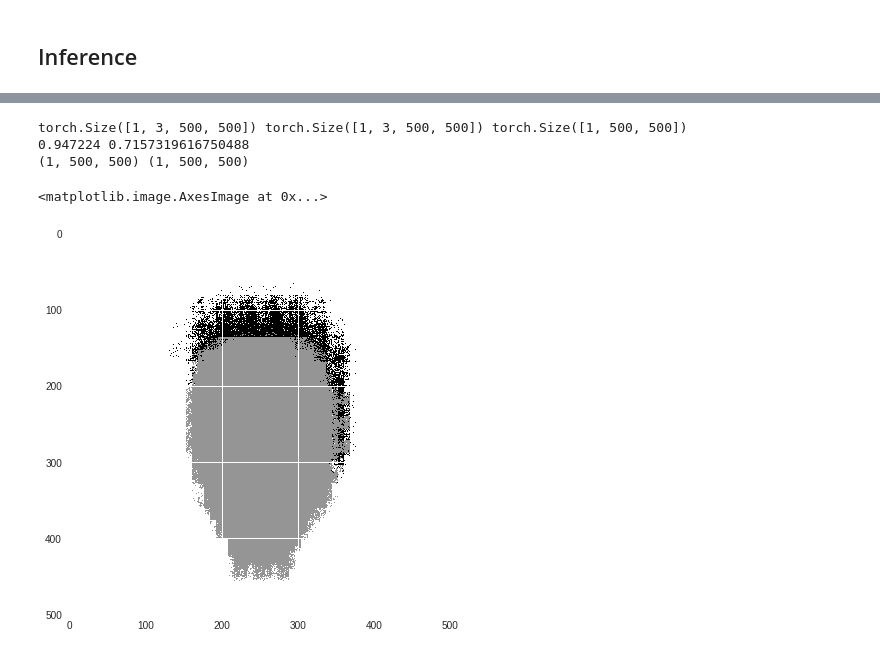
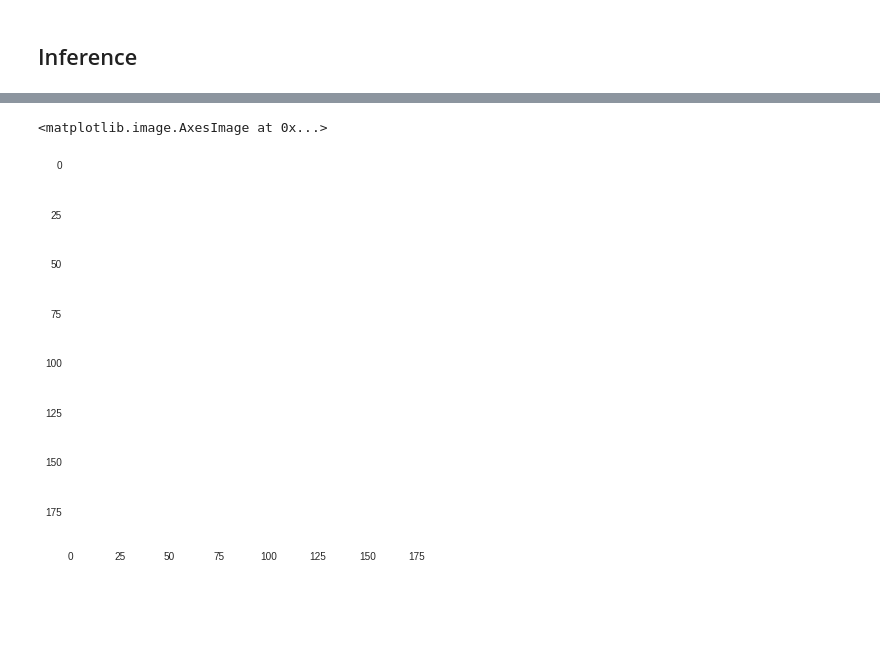
Before and after one commit to betogaona7/hairstyle, a Jupyter notebook: HS-Segment-Technique/FCN_CRF.ipynb, the cells around one changed output, grey strips where cells are left out. Cells and saved outputs as stored; diff of their text form; code cells hidden in the pictures; blank space fills up the shorter version.

```diff
--- a/HS-Segment-Technique/FCN_CRF.ipynb
+++ b/HS-Segment-Technique/FCN_CRF.ipynb
@@ -390,15 +608,11 @@ Pixel accuracy:  0.9017856699029126  Mean IoU:  0.6518089853144712
 # %% [markdown]
 ## Inference
 # %%
-state_dict = torch.load('./fcn-model90.pth')
+state_dict = torch.load('./fcn-model-bestacc.pth')
 model.load_state_dict(state_dict)
 # %%
-from PIL import Image
-import warnings
-
-warnings.filterwarnings("ignore")
-
-inference_transforms = transforms.Compose([ transforms.ToTensor(),
+inference_transforms = transforms.Compose([ #transforms.Resize((192, 192)),
+                                            transforms.ToTensor(),
                                             transforms.Normalize([29.24429131, 29.24429131, 29.24429131],[69.8833313, 63.37436676, 61.38568878])])
 
 def plot_imgs(images = [], titles = [], figsize = (10,10)):
@@ -452,21 +666,22 @@ def get_predicted_image(original, prediction, labels=None):
         break
   return output
 
-def get_image_labels(testimage):
+def get_image_labels(testimage, n_classes):
   model.to(device)
   model.eval()
   image = load_image(testimage)
   prediction = model(image.to(device))
   prediction = prediction.data.cpu().numpy()
   N, _, h, w = prediction.shape
-  prediction = prediction.transpose(0, 2, 3, 1).reshape(-1, 3).argmax(axis=1).reshape(N, h, w)
+  prediction = prediction.transpose(0, 2, 3, 1).reshape(-1, n_classes).argmax(axis=1).reshape(N, h, w)
   return prediction
 
 
 def paint(predicted):
+  h, w = 500, 500
   output = np.zeros((500, 500, 3), dtype=np.uint8)
-  for i in range(500):
-    for j in range(500):
+  for i in range(h):
+    for j in range(w):
       if predicted[0][i][j] == 0:
         output[i, j, 2] = 255
       elif predicted[0][i][j] == 1:
@@ -479,14 +694,15 @@ def paint_no_tensor(predicted):
   output = np.zeros((500, 500, 3), dtype=np.uint8)
   for i in range(500):
     for j in range(500):
-      if predicted[i][j] == 0:
+      if predicted[0][i][j] == 0:
         output[i, j, 2] = 255
-      elif predicted[i][j] == 1:
+      elif predicted[0][i][j] == 1:
         output[i, j, 1] = 255
-      elif predicted[i][j] == 2:
+      elif predicted[0][i][j] == 2:
         output[i, j, 0] = 255
   return output
 # %%
+"""
 name = "Alex_King_0001"
 
 inp_image = "data/LFW/images/" + name + ".jpg"
@@ -494,11 +710,12 @@ tru_image = "data/LFW/labels_ppm/" + name + ".ppm"
 
 original = scipy.misc.imread(inp_image)
 truth = scipy.misc.imread(tru_image)
-predicted = get_image_labels(inp_image)
+predicted = get_image_labels(inp_image, 1)
 
+"""
 data = pd.read_csv("data/LFW/training.csv")
 
-image, label = data.iloc[27, 0], data.iloc[27, 1]
+image, label = data.iloc[7, 0], data.iloc[7, 1]
 image = scipy.misc.imread(image, mode='RGB')
 label = np.load(label)
 # %%
@@ -509,2 +726,3 @@ plt.imshow(paint_no_tensor(label))
 # %%
-predicted = get_image_labels(image)
+predicted = get_image_labels(image, 3)
+print(predicted.shape)
@@ -516,39 +736,5 @@ plt.imshow(paint(predicted))
-# %%
-loader = torch.utils.data.DataLoader(train_data, batch_size=1, shuffle=True)
-
-batch = next(iter(loader))
-print(batch['x'].size(), batch['y'].size(), batch['l'].size())
-
-
-total_ious = []
-pixel_accs = []
-
-inputs = batch['x'].to(device)
-output = model(inputs)
-output = output.data.cpu().numpy()
-
-N, _, h, w = output.shape
-pred = output.transpose(0, 2, 3, 1).reshape(-1, n_classes).argmax(axis=1).reshape(N, h, w)
-target = batch['l'].cpu().numpy().reshape(N, h, w)
-
-total_ious.append(iou(pred, target))
-pixel_accs.append(pixel_accuracy(pred, target))
-
-# Pixel accuracy
-pixel_acc = np.array(pixel_accs).mean()
-
-# Mean IoU
-total_ious = np.array(total_ious).T
-mean_iou = np.nanmean(np.nanmean(total_ious, axis=1))
-
-print(pixel_acc, mean_iou)
-print(target.shape, pred.shape)
-# %% [output]
-torch.Size([1, 3, 500, 500]) torch.Size([1, 3, 500, 500]) torch.Size([1, 500, 500])
-0.947224 0.7157319616750488
-(1, 500, 500) (1, 500, 500)
 # %%
-plt.imshow(pred[0])
+plt.imshow(predicted[0])
 # %% [output]
 <matplotlib.image.AxesImage at 0x...>
-[figure, old version]
+[figure, new version]
```
Also changed, not shown: parts of 25 cells of this notebook.
